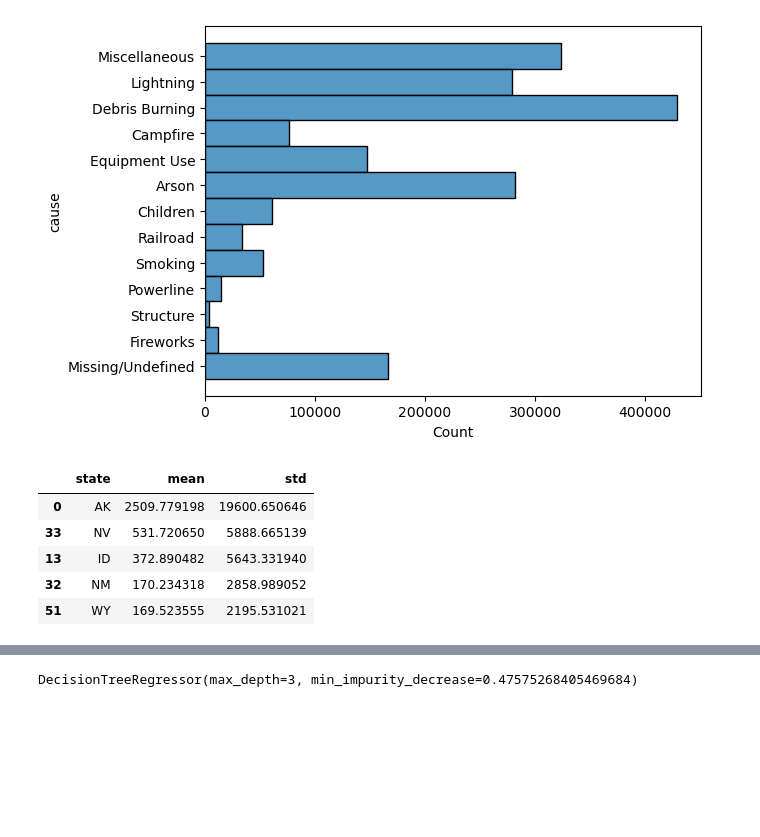
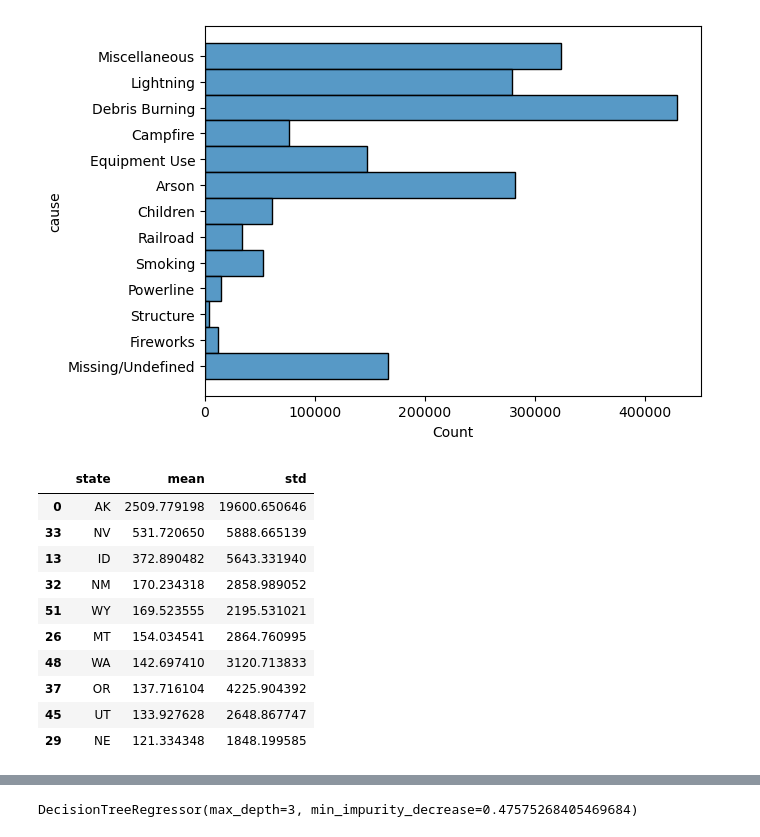
Before and after one commit to danielsavila/Forest-Fire-Prediction, a Jupyter notebook: forest_fire_prediction.ipynb, the cells around one changed output, grey strips where cells are left out. Saved outputs shown, nothing was run; the diff lists cells and outputs as text; code cells hidden in the pictures; blank space fills up the shorter version.

```diff
--- a/forest_fire_prediction.ipynb
+++ b/forest_fire_prediction.ipynb
@@ -72,12 +75,17 @@ sns.histplot(fires, y = "cause")
 # %%
 mean_fire_size_state = pd.DataFrame({"mean": fires.groupby("state")["fire_size"].mean()})
 std_fire_size_state = pd.DataFrame({"std": fires.groupby("state")["fire_size"].std()})
 fire_size_state = mean_fire_size_state.merge(std_fire_size_state, how = "left", on = "state").reset_index().sort_values(by = "mean", ascending = False)
-fire_size_state.head()
+fire_size_state.head(10)
 # %% [output]
 |  | state | mean | std |
 | 0 | AK | 2509.779198 | 19600.650646 |
 | 33 | NV | 531.720650 | 5888.665139 |
 | 13 | ID | 372.890482 | 5643.331940 |
 | 32 | NM | 170.234318 | 2858.989052 |
 | 51 | WY | 169.523555 | 2195.531021 |
+| 26 | MT | 154.034541 | 2864.760995 |
+| 48 | WA | 142.697410 | 3120.713833 |
+| 37 | OR | 137.716104 | 4225.904392 |
+| 45 | UT | 133.927628 | 2648.867747 |
+| 29 | NE | 121.334348 | 1848.199585 |
```
Also changed, not shown: parts of 28 cells of this notebook.
